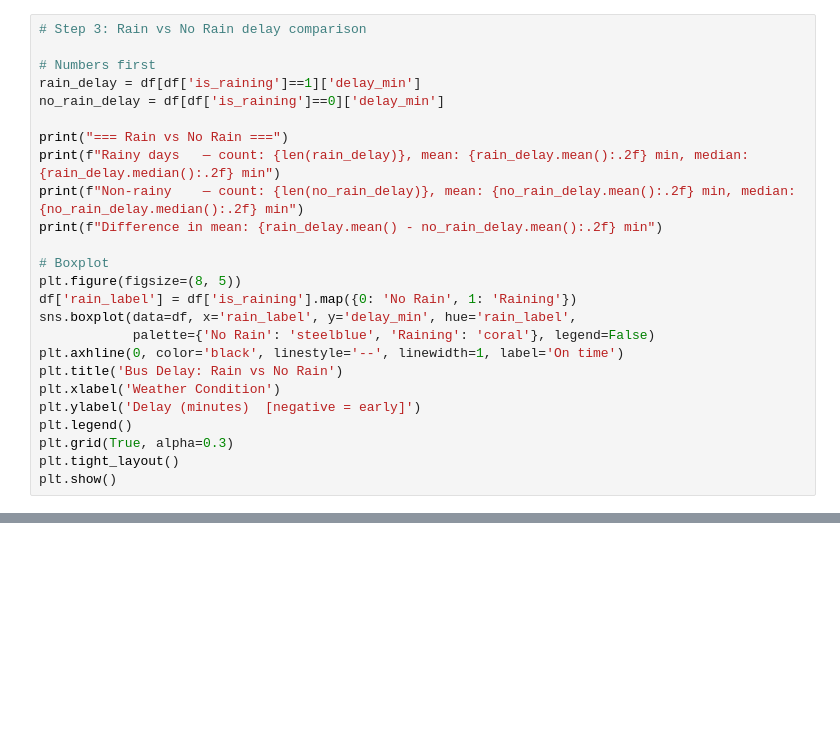
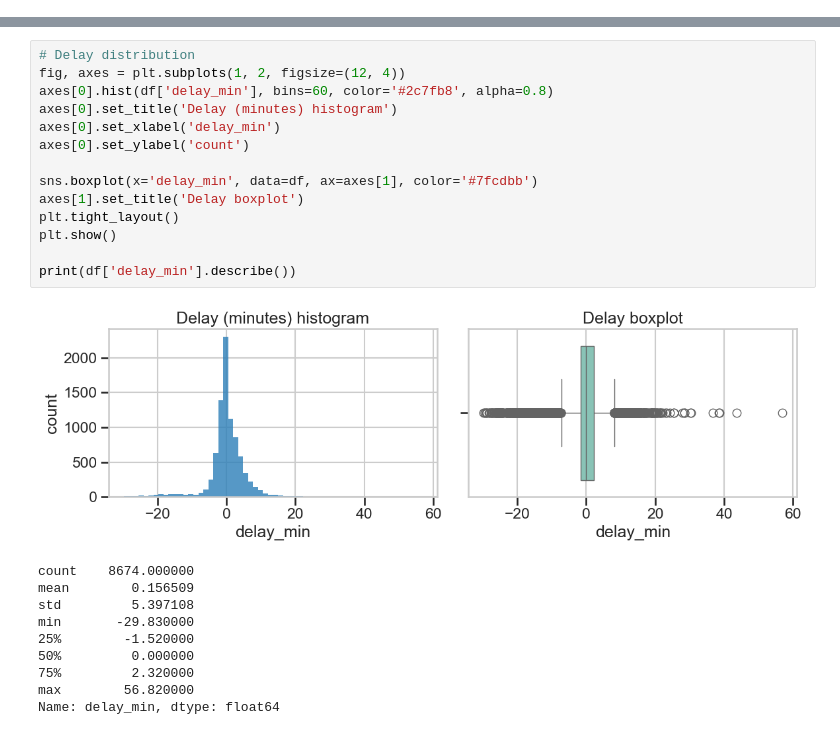
Before and after one commit to yjkim717/ml-seattle-bus-delay, a Jupyter notebook: notebooks/01_eda.ipynb, the cells around one changed output, grey strips where cells are left out. Saved outputs shown, nothing was run; the diff lists cells and outputs as text; blank space fills up the shorter version.

```diff
--- a/notebooks/01_eda.ipynb
+++ b/notebooks/01_eda.ipynb
@@ -111,25 +29,0 @@ Step 3: Core Question — Impact of Rain on Bus Delay
-# %%
-# Step 3: Rain vs No Rain delay comparison
-
-# Numbers first
-rain_delay = df[df['is_raining']==1]['delay_min']
-no_rain_delay = df[df['is_raining']==0]['delay_min']
-
-print("=== Rain vs No Rain ===")
-print(f"Rainy days   — count: {len(rain_delay)}, mean: {rain_delay.mean():.2f} min, median: {rain_delay.median():.2f} min")
-print(f"Non-rainy    — count: {len(no_rain_delay)}, mean: {no_rain_delay.mean():.2f} min, median: {no_rain_delay.median():.2f} min")
-print(f"Difference in mean: {rain_delay.mean() - no_rain_delay.mean():.2f} min")
-
-# Boxplot
-plt.figure(figsize=(8, 5))
-df['rain_label'] = df['is_raining'].map({0: 'No Rain', 1: 'Raining'})
-sns.boxplot(data=df, x='rain_label', y='delay_min', hue='rain_label',
-            palette={'No Rain': 'steelblue', 'Raining': 'coral'}, legend=False)
-plt.axhline(0, color='black', linestyle='--', linewidth=1, label='On time')
-plt.title('Bus Delay: Rain vs No Rain')
-plt.xlabel('Weather Condition')
-plt.ylabel('Delay (minutes)  [negative = early]')
-plt.legend()
-plt.grid(True, alpha=0.3)
-plt.tight_layout()
-plt.show()
@@ -285,0 +53,25 @@ print("""
+# %%
+# Delay distribution
+fig, axes = plt.subplots(1, 2, figsize=(12, 4))
+axes[0].hist(df['delay_min'], bins=60, color='#2c7fb8', alpha=0.8)
+axes[0].set_title('Delay (minutes) histogram')
+axes[0].set_xlabel('delay_min')
+axes[0].set_ylabel('count')
+
+sns.boxplot(x='delay_min', data=df, ax=axes[1], color='#7fcdbb')
+axes[1].set_title('Delay boxplot')
+plt.tight_layout()
+plt.show()
+
+print(df['delay_min'].describe())
+# %% [output]
+[figure, added]
+count    8674.000000
+mean        0.156509
+std         5.397108
+min       -29.830000
+25%        -1.520000
+50%         0.000000
+75%         2.320000
+max        56.820000
+Name: delay_min, dtype: float64
```
Also changed, not shown: parts of 23 cells of this notebook.
